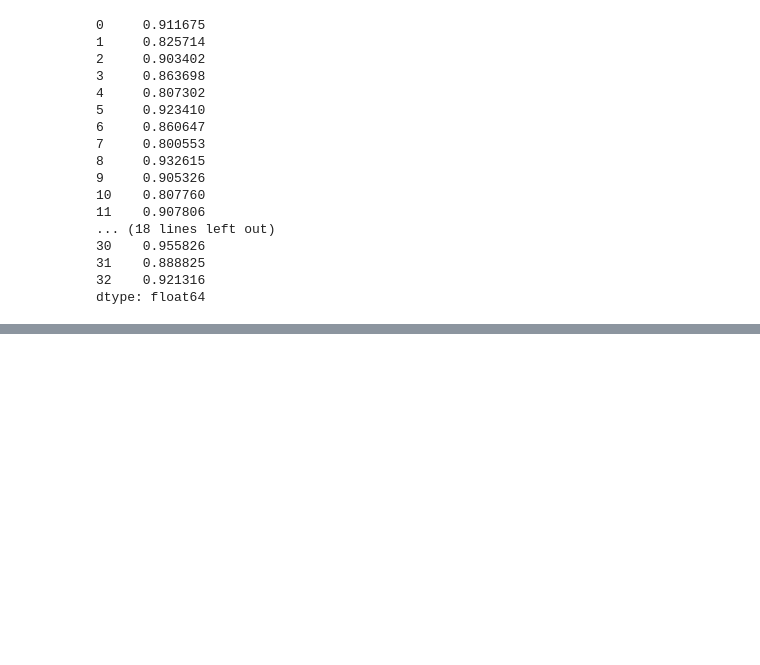
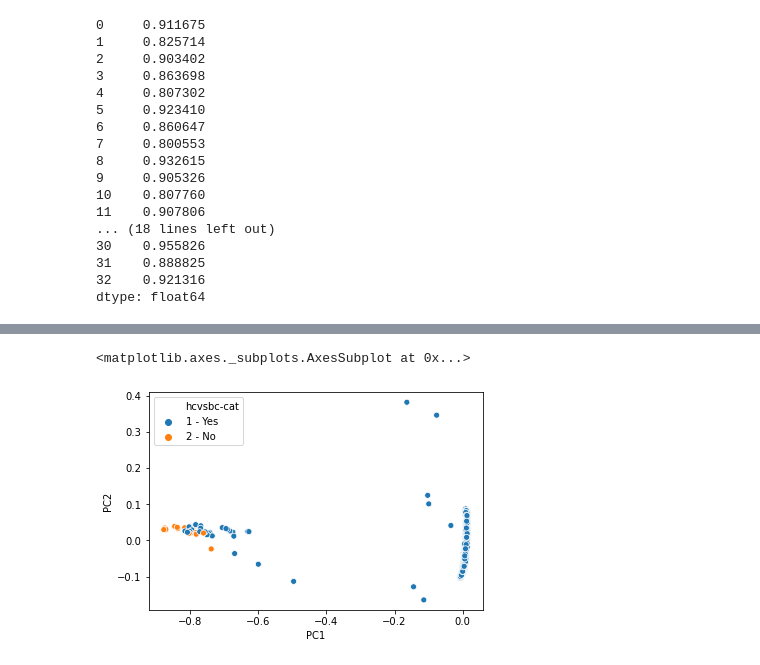
Before and after one commit to sterrettJD/Artificial-Immune-Microbiome, a Jupyter notebook: AIS.ipynb, the cells around one changed output, grey strips where cells are left out. Cells and saved outputs as stored; diff of their text form; code cells hidden in the pictures; blank space fills up the shorter version.

Commit message:
Add somatic hypermutation, ordination

```diff
--- a/AIS.ipynb
+++ b/AIS.ipynb
@@ -195,0 +198,5 @@ array([[0.00000000e+00, 0.00000000e+00, 0.00000000e+00, 0.00000000e+00,
+# %%
+successful_bcells_df["hcvsbc-cat"] = "1 - Yes"
+data["hcvsbc-cat"] = mapping["hcvsbc-cat"]
+
+data_bcells_df2 = pd.concat([successful_bcells_df, data])
@@ -195,0 +205,4 @@ array([[0.00000000e+00, 0.00000000e+00, 0.00000000e+00, 0.00000000e+00,
+# %%
+ordination = MDS(dissimilarity="precomputed")
+
+coords = ordination.fit_transform(ord_distmat)
@@ -195,0 +213,3 @@ array([[0.00000000e+00, 0.00000000e+00, 0.00000000e+00, 0.00000000e+00,
+# %%
+PCoA = ordination.pcoa(ord_distmat,
+                       number_of_dimensions=3)
@@ -195,0 +239,6 @@ array([[0.00000000e+00, 0.00000000e+00, 0.00000000e+00, 0.00000000e+00,
+# %%
+coords_df = PCoA.samples[["PC1", "PC2"]]
+coords_df.index = data_bcells_df2.index
+coords_df.loc[:,"hcvsbc-cat"] = data_bcells_df2.loc[:,"hcvsbc-cat"]
+
+coords_df
@@ -195,0 +269,8 @@ array([[0.00000000e+00, 0.00000000e+00, 0.00000000e+00, 0.00000000e+00,
+# %%
+sns.scatterplot(x="PC1",
+                y="PC2",
+                hue="hcvsbc-cat",
+                data=coords_df)
+# %% [output]
+<matplotlib.axes._subplots.AxesSubplot at 0x...>
+[figure, added]
```
Also changed, not shown: parts of 20 cells of this notebook.
